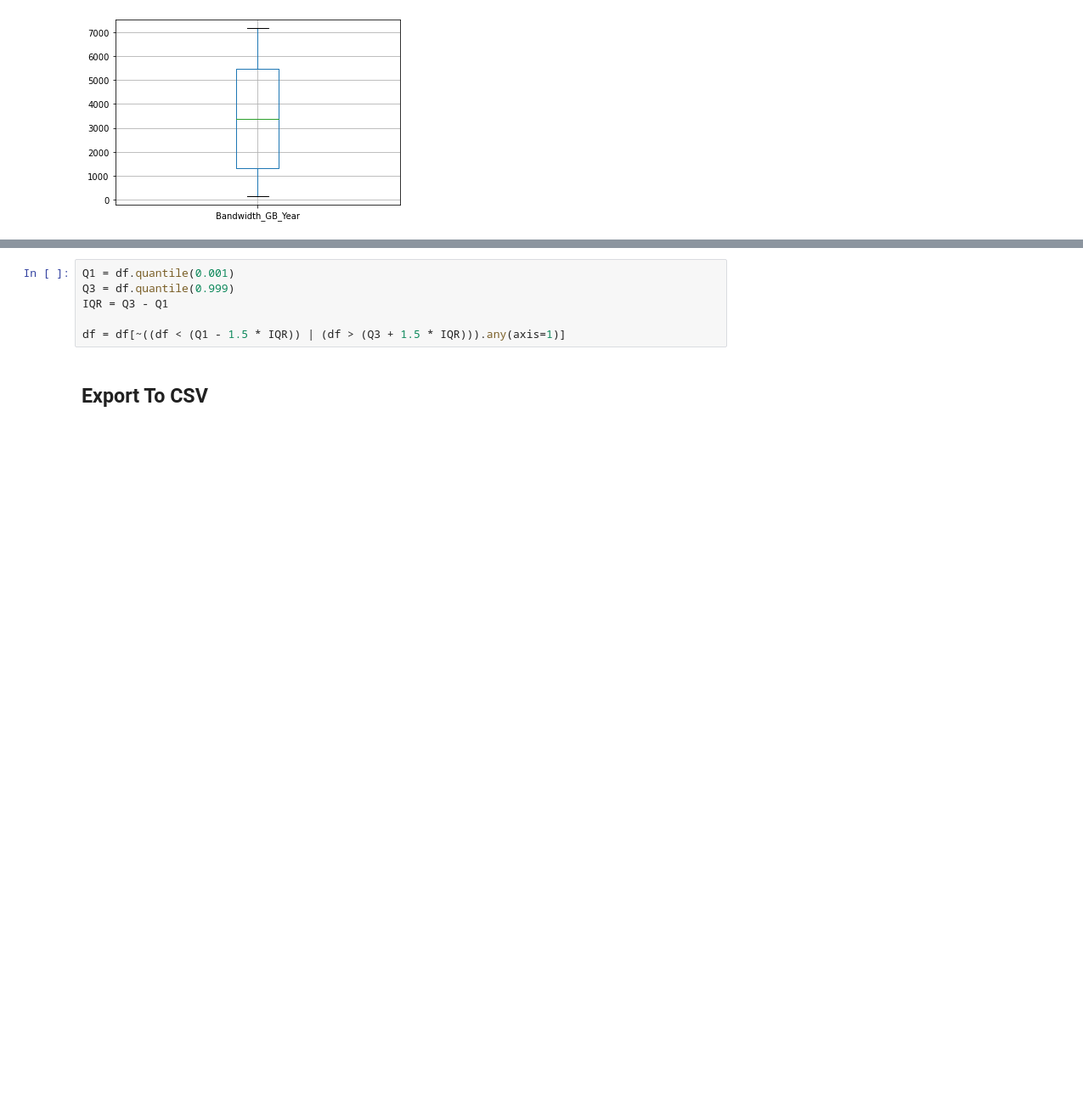
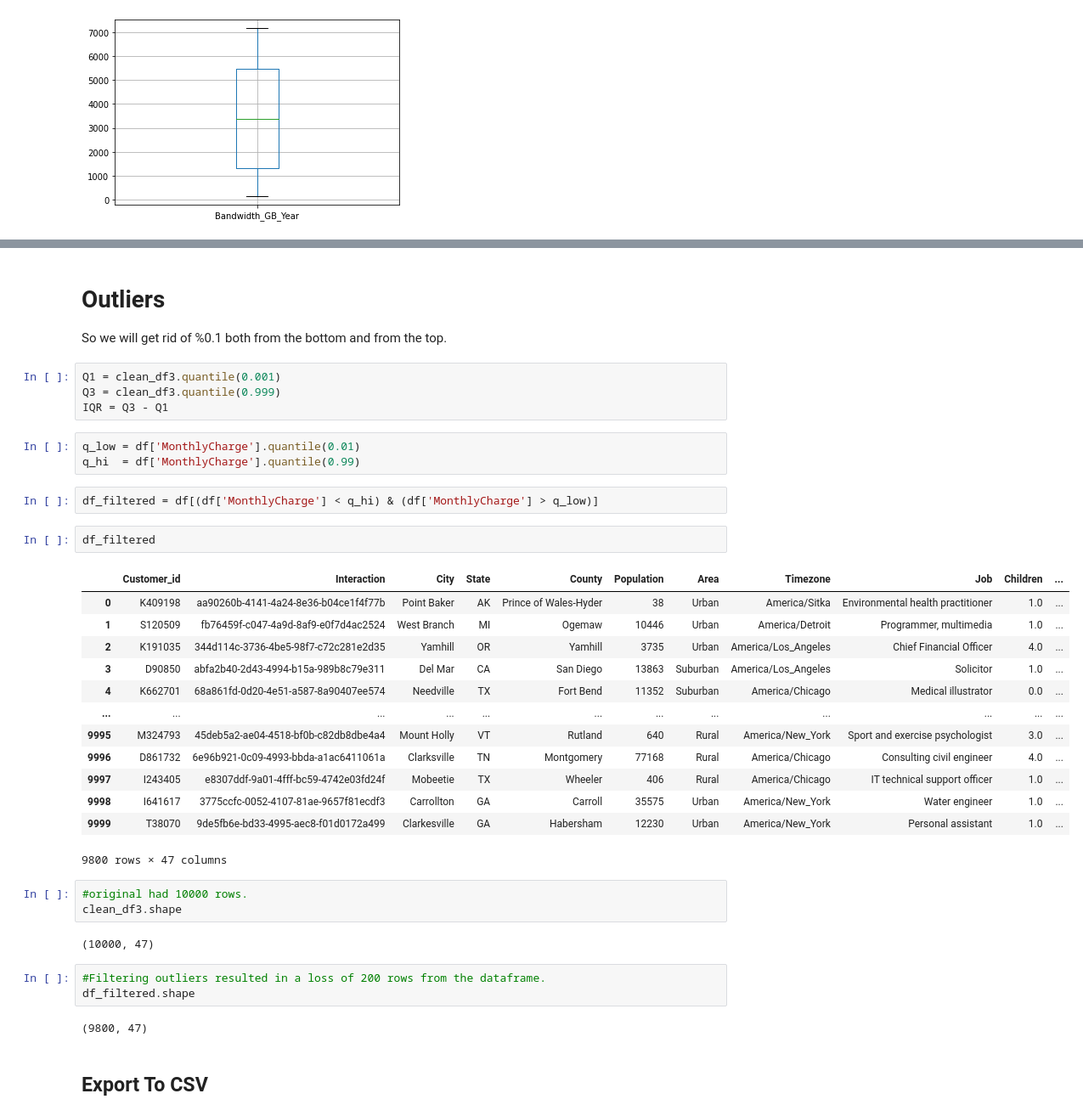
Before and after one commit to mattblasa/Data_Cleaning-D206, a Jupyter notebook: Blasa_Data_Cleaning.ipynb, the cells around one changed output, grey strips where cells are left out. Shown at 85% size. Saved outputs shown, nothing was run; the diff lists cells and outputs as text; blank space fills up the shorter version.

Commit message:
Added Outlier Removal

```diff
--- a/Blasa_Data_Cleaning.ipynb
+++ b/Blasa_Data_Cleaning.ipynb
@@ -419,9 +493,41 @@ SyntaxError: invalid syntax (<ipython-input-34-de1439c9970a>, line 3)
+# %% [markdown]
+# Outliers
+So we will get rid of %0.1 both from the bottom and from the top.
 # %%
-Q1 = df.quantile(0.001)
-Q3 = df.quantile(0.999)
+Q1 = clean_df3.quantile(0.001)
+Q3 = clean_df3.quantile(0.999)
 IQR = Q3 - Q1
-
-df = df[~((df < (Q1 - 1.5 * IQR)) | (df > (Q3 + 1.5 * IQR))).any(axis=1)]
+# %%
+q_low = df['MonthlyCharge'].quantile(0.01)
+q_hi  = df['MonthlyCharge'].quantile(0.99)
+# %%
+df_filtered = df[(df['MonthlyCharge'] < q_hi) & (df['MonthlyCharge'] > q_low)]
+# %%
+df_filtered
+# %% [output]
+|  | Customer_id | Interaction | City | State | County | Population | Area | Timezone | Job | Children | ... |
+| 0 | K409198 | aa90260b-4141-4a24-8e36-b04ce1f4f77b | Point Baker | AK | Prince of Wales-Hyder | 38 | Urban | America/Sitka | Environmental health practitioner | 1.0 | ... |
+| 1 | S120509 | fb76459f-c047-4a9d-8af9-e0f7d4ac2524 | West Branch | MI | Ogemaw | 10446 | Urban | America/Detroit | Programmer, multimedia | 1.0 | ... |
+| 2 | K191035 | 344d114c-3736-4be5-98f7-c72c281e2d35 | Yamhill | OR | Yamhill | 3735 | Urban | America/Los_Angeles | Chief Financial Officer | 4.0 | ... |
+| 3 | D90850 | abfa2b40-2d43-4994-b15a-989b8c79e311 | Del Mar | CA | San Diego | 13863 | Suburban | America/Los_Angeles | Solicitor | 1.0 | ... |
+| 4 | K662701 | 68a861fd-0d20-4e51-a587-8a90407ee574 | Needville | TX | Fort Bend | 11352 | Suburban | America/Chicago | Medical illustrator | 0.0 | ... |
+| ... | ... | ... | ... | ... | ... | ... | ... | ... | ... | ... | ... |
+| 9995 | M324793 | 45deb5a2-ae04-4518-bf0b-c82db8dbe4a4 | Mount Holly | VT | Rutland | 640 | Rural | America/New_York | Sport and exercise psychologist | 3.0 | ... |
+| 9996 | D861732 | 6e96b921-0c09-4993-bbda-a1ac6411061a | Clarksville | TN | Montgomery | 77168 | Rural | America/Chicago | Consulting civil engineer | 4.0 | ... |
+| 9997 | I243405 | e8307ddf-9a01-4fff-bc59-4742e03fd24f | Mobeetie | TX | Wheeler | 406 | Rural | America/Chicago | IT technical support officer | 1.0 | ... |
+| 9998 | I641617 | 3775ccfc-0052-4107-81ae-9657f81ecdf3 | Carrollton | GA | Carroll | 35575 | Urban | America/New_York | Water engineer | 1.0 | ... |
+| 9999 | T38070 | 9de5fb6e-bd33-4995-aec8-f01d0172a499 | Clarkesville | GA | Habersham | 12230 | Urban | America/New_York | Personal assistant | 1.0 | ... |
+9800 rows × 47 columns
+# %%
+#original had 10000 rows.
+clean_df3.shape
+# %% [output]
+(10000, 47)
+# %%
+#Filtering outliers resulted in a loss of 200 rows from the dataframe.
+df_filtered.shape
+# %% [output]
+(9800, 47)
 # %% [markdown]
 ## Export To CSV
 # %%
```
Also changed, not shown: parts of 15 cells of this notebook, 2 other files.
